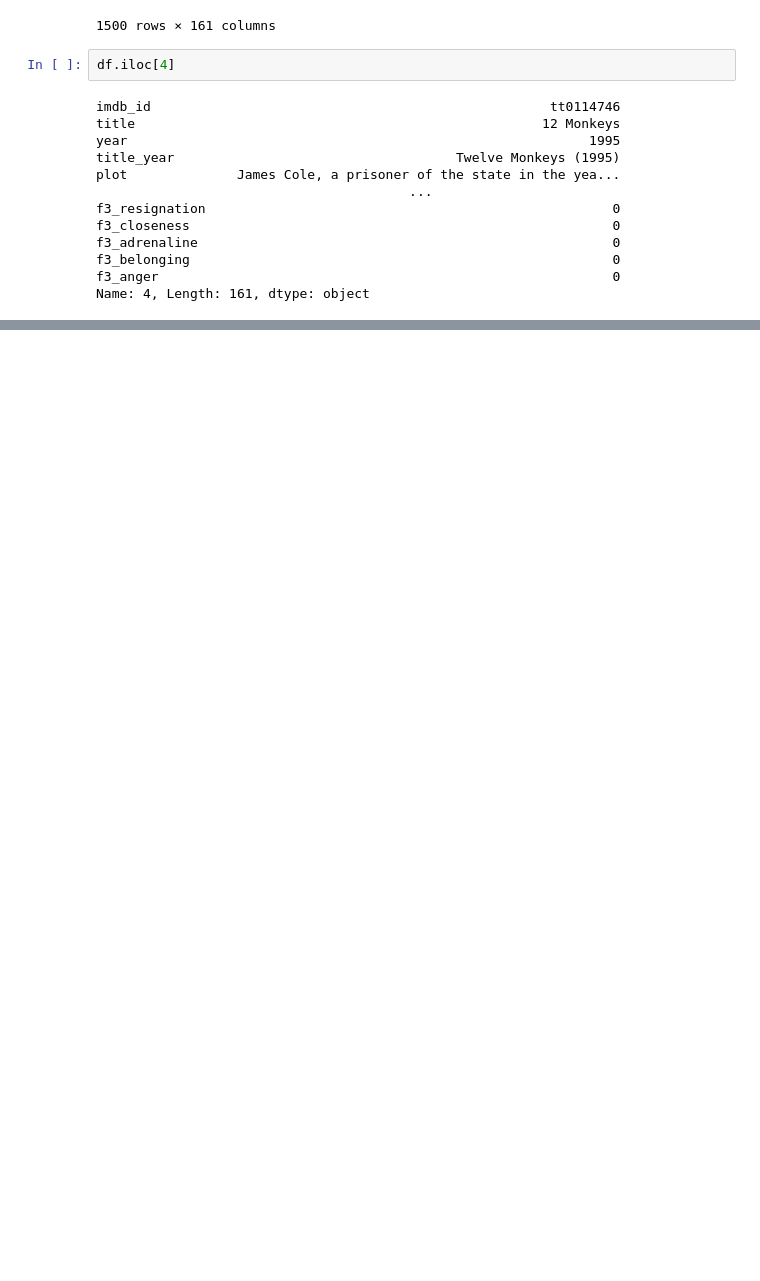
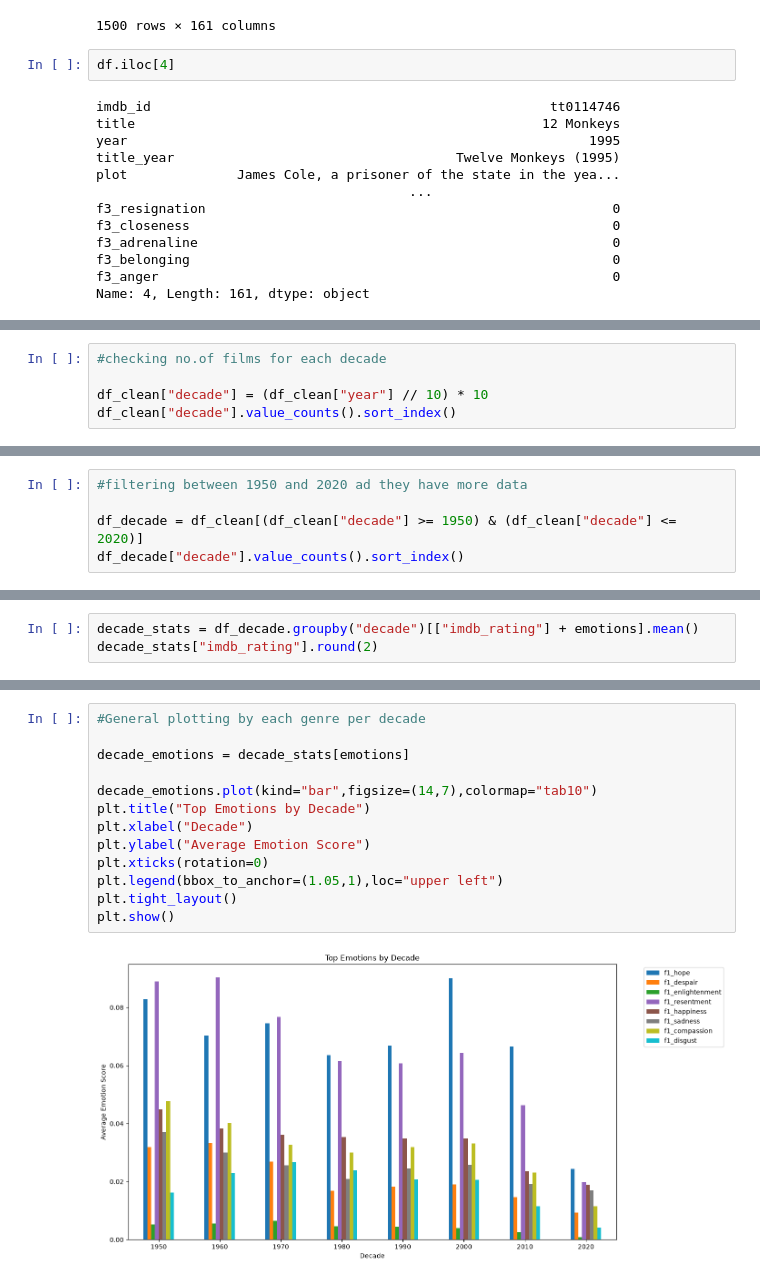
Before and after one commit to Subbu5602/Movie-Emotion-Analysis, a Jupyter notebook: movie_eda.ipynb, the cells around one changed output, grey strips where cells are left out. Drawn from its saved outputs; the diff is of its cells as text; blank space fills up the shorter version.

```diff
--- a/movie_eda.ipynb
+++ b/movie_eda.ipynb
@@ -289,0 +327,5 @@ NameError: name 'df' is not defined
+# %%
+#checking no.of films for each decade
+
+df_clean["decade"] = (df_clean["year"] // 10) * 10
+df_clean["decade"].value_counts().sort_index()
@@ -289,0 +346,5 @@ NameError: name 'df' is not defined
+# %%
+#filtering between 1950 and 2020 ad they have more data
+
+df_decade = df_clean[(df_clean["decade"] >= 1950) & (df_clean["decade"] <= 2020)]
+df_decade["decade"].value_counts().sort_index()
@@ -289,0 +362,3 @@ NameError: name 'df' is not defined
+# %%
+decade_stats = df_decade.groupby("decade")[["imdb_rating"] + emotions].mean()
+decade_stats["imdb_rating"].round(2)
@@ -289,0 +391,15 @@ NameError: name 'df' is not defined
+# %%
+#General plotting by each genre per decade
+
+decade_emotions = decade_stats[emotions]
+
+decade_emotions.plot(kind="bar",figsize=(14,7),colormap="tab10")
+plt.title("Top Emotions by Decade")
+plt.xlabel("Decade")
+plt.ylabel("Average Emotion Score")
+plt.xticks(rotation=0)
+plt.legend(bbox_to_anchor=(1.05,1),loc="upper left")
+plt.tight_layout()
+plt.show()
+# %% [output]
+[figure, added]
```
Also changed, not shown: parts of 22 cells of this notebook.
